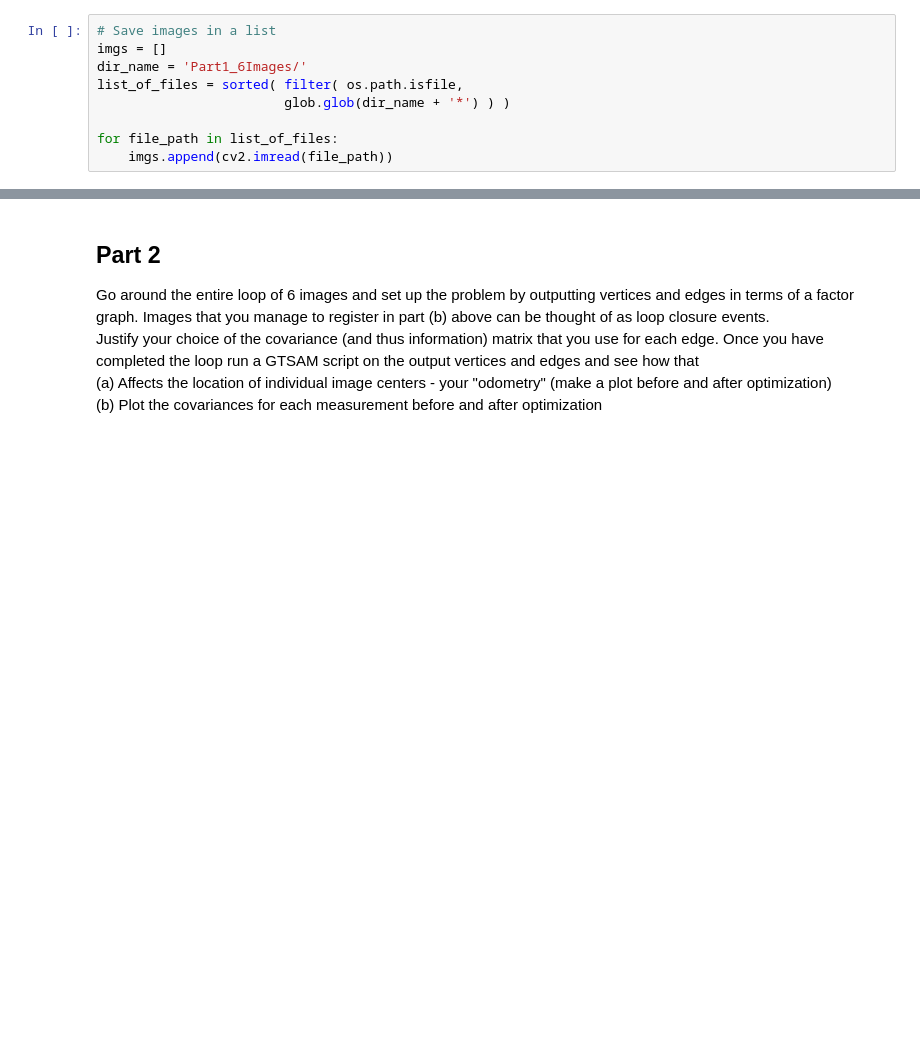
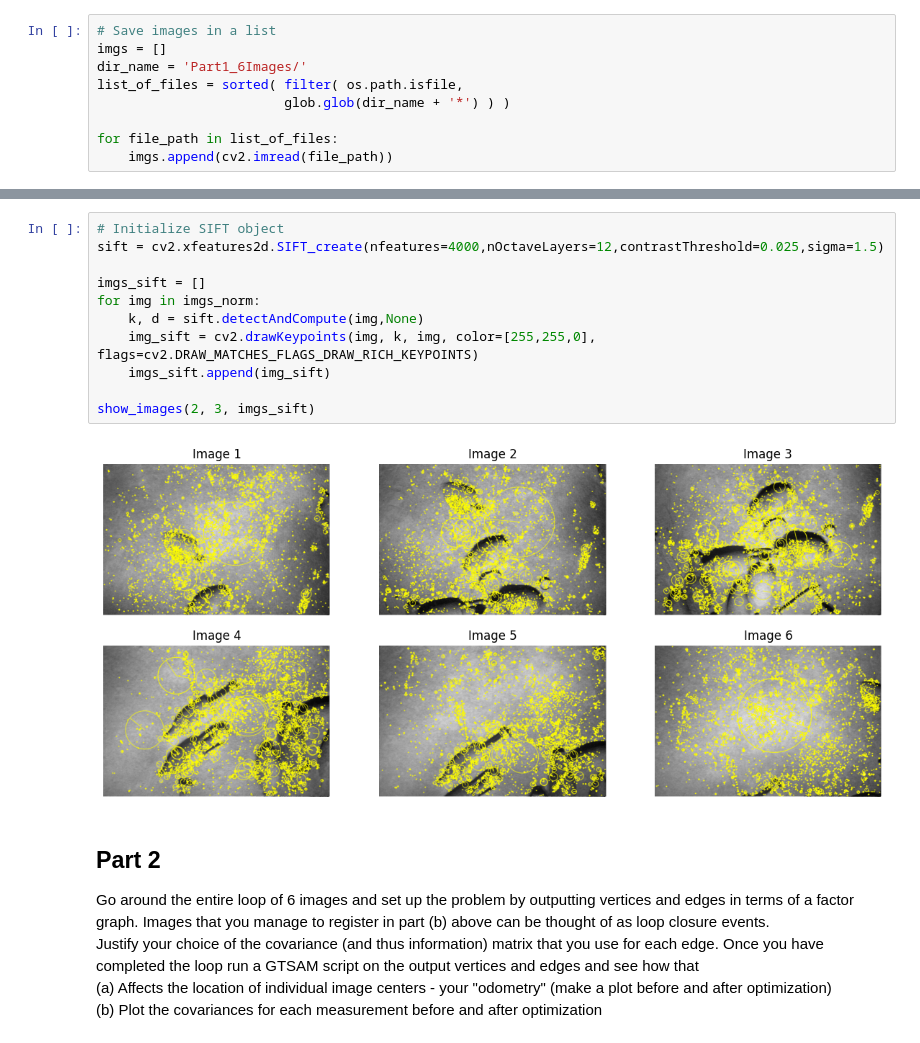
Before and after one commit to meuliano/AutonomousFieldRobotics, a Jupyter notebook: HW3/hw3_euliano.ipynb, the cells around one changed output, grey strips where cells are left out. Drawn from its saved outputs; the diff is of its cells as text; blank space fills up the shorter version.

```diff
--- a/HW3/hw3_euliano.ipynb
+++ b/HW3/hw3_euliano.ipynb
@@ -47,3 +61,16 @@ show_images(2, 3, imgs)
+# %%
+# Initialize SIFT object
+sift = cv2.xfeatures2d.SIFT_create(nfeatures=4000,nOctaveLayers=12,contrastThreshold=0.025,sigma=1.5)
+
+imgs_sift = []
+for img in imgs_norm:
+    k, d = sift.detectAndCompute(img,None)
+    img_sift = cv2.drawKeypoints(img, k, img, color=[255,255,0], flags=cv2.DRAW_MATCHES_FLAGS_DRAW_RICH_KEYPOINTS)
+    imgs_sift.append(img_sift)
+
+show_images(2, 3, imgs_sift)
+# %% [output]
+[figure, added]
 # %% [markdown]
 ## Part 2
 Go around the entire loop of 6 images and set up the problem by outputting vertices and edges in terms of a factor graph. Images that you manage to register in part (b) above can be thought of as loop closure events. <br>
```
Also changed, not shown: parts of 2 cells of this notebook.
